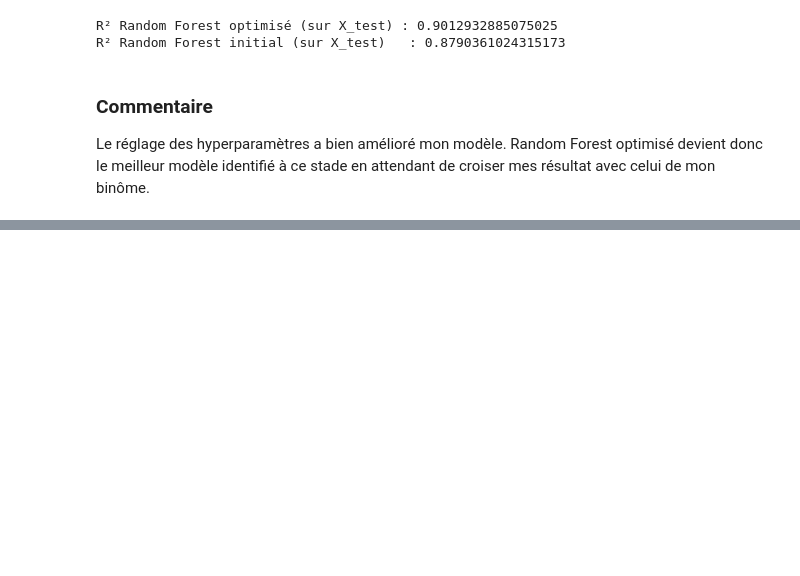
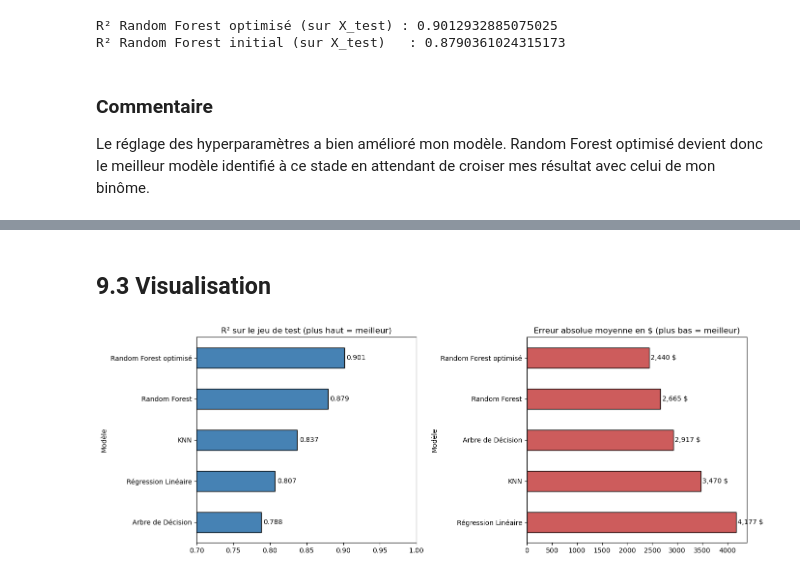
Before and after one commit to Zohair69/insurance_health_prediction, a Jupyter notebook: assurance_Zohair_Brice.ipynb, the cells around one changed output, grey strips where cells are left out. Cells and saved outputs as stored; diff of their text form; code cells hidden in the pictures; blank space fills up the shorter version.

```diff
--- a/assurance-Zohair_Brice.ipynb
+++ b/assurance_Zohair_Brice.ipynb
@@ -312,0 +574,20 @@ Le réglage des hyperparamètres a bien amélioré mon modèle. Random Forest op
+# %% [markdown]
+## 9.3 Visualisation
+# %%
+fig, axes = plt.subplots(1, 2, figsize=(14, 5))
+
+resultats['R² test'].sort_values().plot(kind='barh', ax=axes[0], color='steelblue', edgecolor='black')
+axes[0].set_title('R² sur le jeu de test (plus haut = meilleur)')
+axes[0].set_xlim(0.7, 1)
+for i, v in enumerate(resultats['R² test'].sort_values()):
+    axes[0].text(v + 0.003, i, f'{v:.3f}', va='center')
+
+resultats['MAE ($)'].sort_values(ascending=False).plot(kind='barh', ax=axes[1], color='indianred', edgecolor='black')
+axes[1].set_title('Erreur absolue moyenne en $ (plus bas = meilleur)')
+for i, v in enumerate(resultats['MAE ($)'].sort_values(ascending=False)):
+    axes[1].text(v + 30, i, f'{v:,.0f} $', va='center')
+
+plt.tight_layout()
+plt.show()
+# %% [output]
+[figure, added]
```
Also changed, not shown: parts of 39 cells of this notebook, 5 other files.
